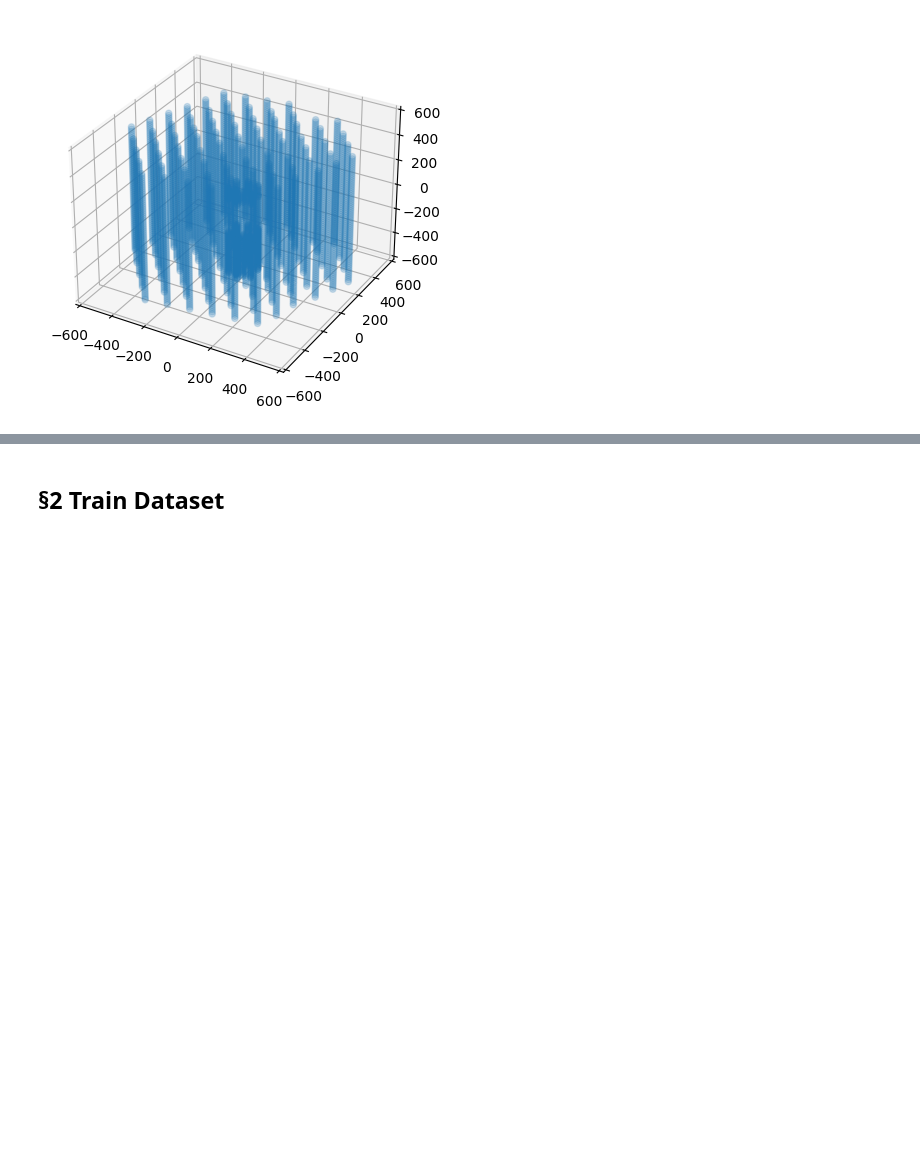
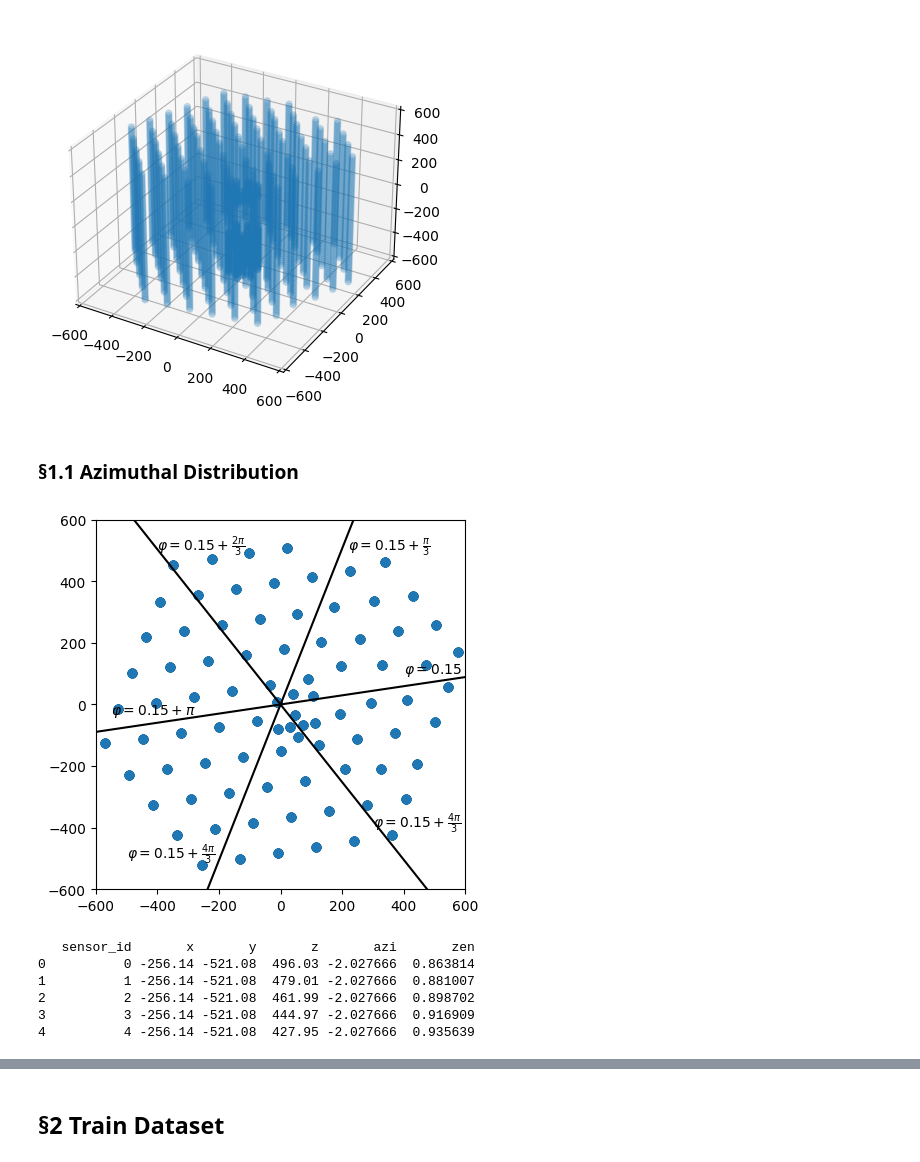
Before and after one commit to ChenLi2049/ISeeCube, a Jupyter notebook: visualize_dataset.ipynb, the cells around one changed output, grey strips where cells are left out. Saved outputs shown, nothing was run; the diff lists cells and outputs as text; code cells hidden in the pictures; blank space fills up the shorter version.

```diff
--- a/visualize_dataset.ipynb
+++ b/visualize_dataset.ipynb
@@ -40,3 +40,43 @@ head:
 shape:
 (5160, 4)
 [figure]
+# %% [markdown]
+### §1.1 Azimuthal Distribution
+# %%
+zen_start = 3*2*np.pi/128
+
+fig, ax = plt.subplots()
+ax.set_aspect('equal')
+
+plt.scatter(sensor_geo['x'], sensor_geo['y'], alpha=0.2)
+for i in range(6):
+    plt.plot(np.cos(zen_start+i*np.pi/3) * np.linspace(0,1000,2000), np.sin(zen_start+i*np.pi/3) * np.linspace(0,1000,2000), c='k')
+
+plt.text(400, 100, r"$\varphi=0.15$")
+plt.text(220, 500, r"$\varphi=0.15+\frac{\pi}{3}$")
+plt.text(-400, 500, r"$\varphi=0.15+\frac{2\pi}{3}$")
+plt.text(-550, -30, r"$\varphi=0.15+\pi$")
+plt.text(-500, -500, r"$\varphi=0.15+\frac{4\pi}{3}$")
+plt.text(300, -400, r"$\varphi=0.15+\frac{4\pi}{3}$")
+
+plt.xlim([-600, 600])
+plt.ylim([-600, 600])
+plt.show()
+# %% [output]
+[figure, added]
+# %%
+def xyz_to_azi_zen(x, y, z):
+    azi = np.sign(y) * np.arccos(x / np.sqrt(x**2+y**2))
+    zen = np.arccos(z / np.sqrt(x**2+y**2+z**2))
+    return azi, zen
+
+sensor_geo['azi'], sensor_geo['zen'] = xyz_to_azi_zen(sensor_geo['x'], sensor_geo['y'], sensor_geo['z'])
+
+print(sensor_geo.head())
+# %% [output]
+   sensor_id       x       y       z       azi       zen
+0          0 -256.14 -521.08  496.03 -2.027666  0.863814
+1          1 -256.14 -521.08  479.01 -2.027666  0.881007
+2          2 -256.14 -521.08  461.99 -2.027666  0.898702
+3          3 -256.14 -521.08  444.97 -2.027666  0.916909
+4          4 -256.14 -521.08  427.95 -2.027666  0.935639
```
Also changed, not shown: parts of 3 cells of this notebook.
